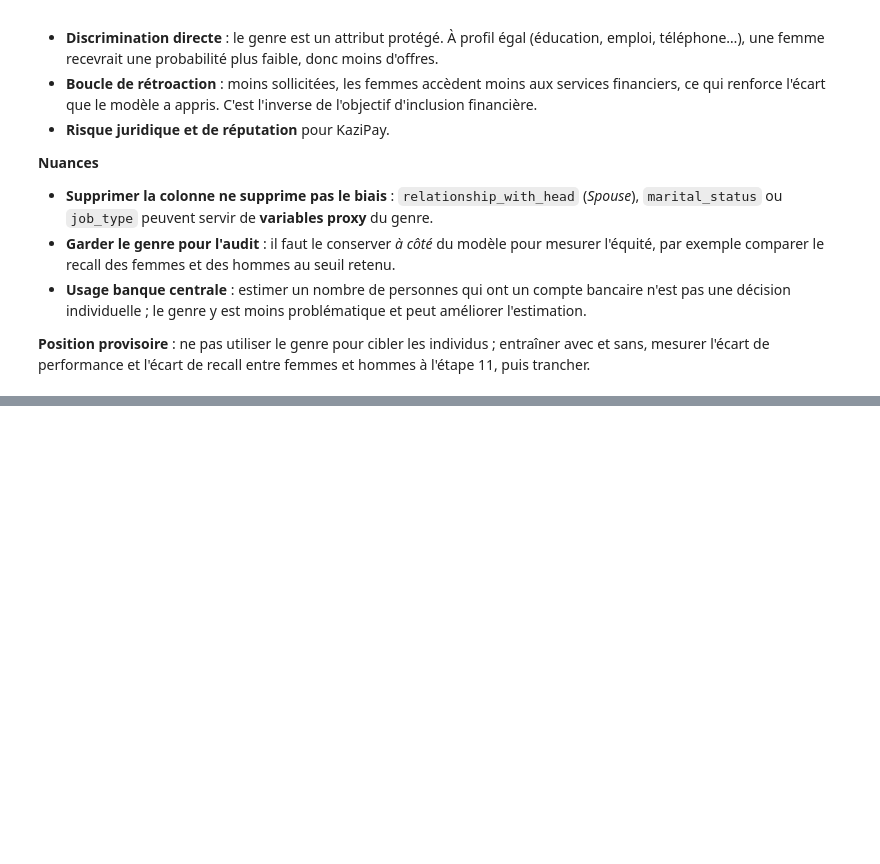
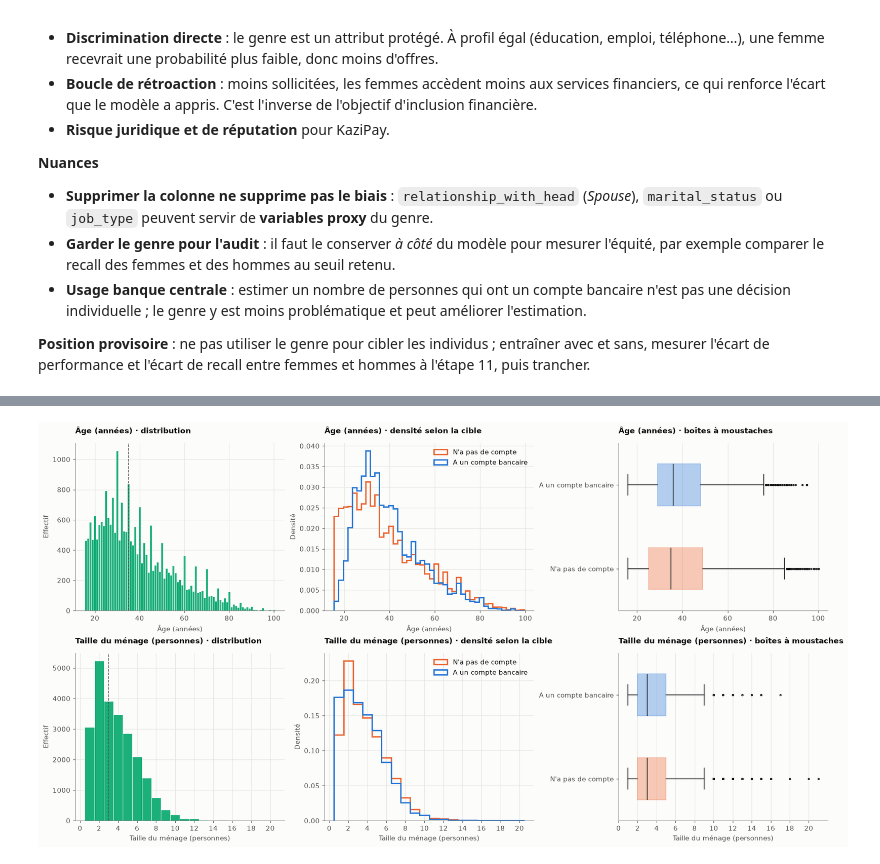
Before and after one commit to kmache/financial-inclusion-africa, a Jupyter notebook: notebooks/01_exploration.ipynb, the cells around one changed output, grey strips where cells are left out. Drawn from its saved outputs; the diff is of its cells as text; code cells hidden in the pictures; blank space fills up the shorter version.

```diff
--- a/notebooks/01_exploration.ipynb
+++ b/notebooks/01_exploration.ipynb
@@ -249,0 +363,28 @@ pd.crosstab(
+# %%
+# Distributions des deux variables numériques, globalement puis selon la cible
+fig, axes = plt.subplots(2, 3, figsize=(16, 8.5), layout="constrained")
+# (bins fins pour la distribution, bins de 2 ans pour comparer les densités)
+specs = {"age_of_respondent": (np.arange(15.5, 101.5, 1), np.arange(15.5, 101.5, 2), "Âge (années)"),
+         "household_size": (np.arange(0.5, 21.5, 1), np.arange(0.5, 21.5, 1), "Taille du ménage (personnes)")}
+for row, (col, (bins, bins_dens, label)) in zip(axes, specs.items()):
+    row[0].hist(df[col], bins=bins, color=viz.SERIES[2], edgecolor=viz.SURFACE, linewidth=0.5)
+    row[0].axvline(df[col].median(), color=viz.INK_2, ls="--", lw=1)
+    row[0].set(title=f"{label} · distribution", xlabel=label, ylabel="Effectif")
+    for v, color in [(0, viz.NO), (1, viz.YES)]:
+        row[1].hist(df.loc[df[T] == v, col], bins=bins_dens, density=True, histtype="step",
+                    lw=2, color=color, label=viz.LABELS_TARGET[v])
+    row[1].set(title=f"{label} · densité selon la cible", xlabel=label, ylabel="Densité")
+    row[1].legend()
+    bp = row[2].boxplot([df.loc[df[T] == v, col] for v in (0, 1)], orientation="horizontal", widths=0.5,
+                        patch_artist=True, tick_labels=list(viz.LABELS_TARGET.values()),
+                        medianprops={"color": viz.INK}, flierprops={"markersize": 2})
+    for patch, color in zip(bp["boxes"], (viz.NO, viz.YES)):
+        patch.set(facecolor=color, alpha=0.35, edgecolor=color)
+    row[2].set(title=f"{label} · boîtes à moustaches", xlabel=label)
+    row[2].grid(axis="y", visible=False)
+for ax in axes[1]:
+    ax.set_xticks(range(0, 22, 2))
+viz.save(fig, "02_distributions_numeriques")
+plt.show()
+# %% [output]
+[figure, added]
```
Also changed, not shown: parts of 44 cells of this notebook, 16 other files.
